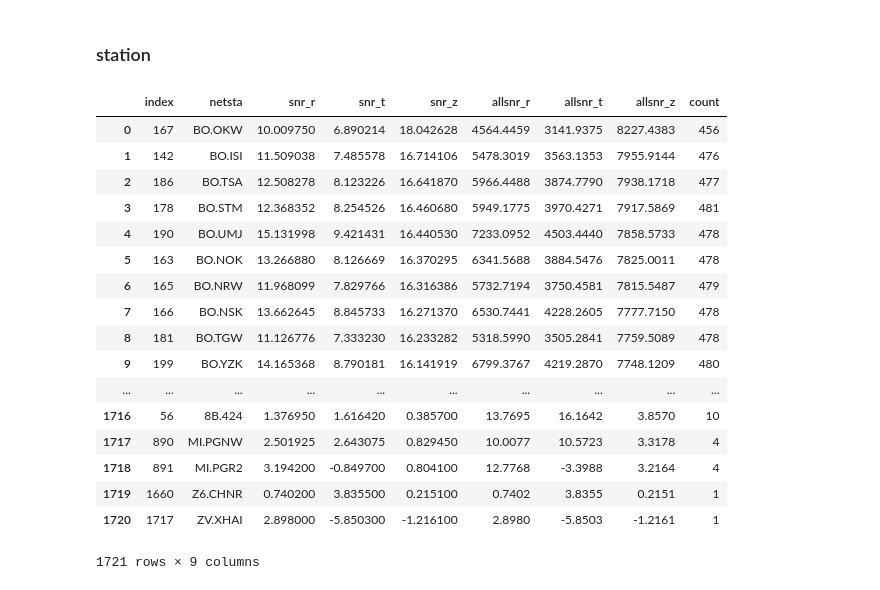
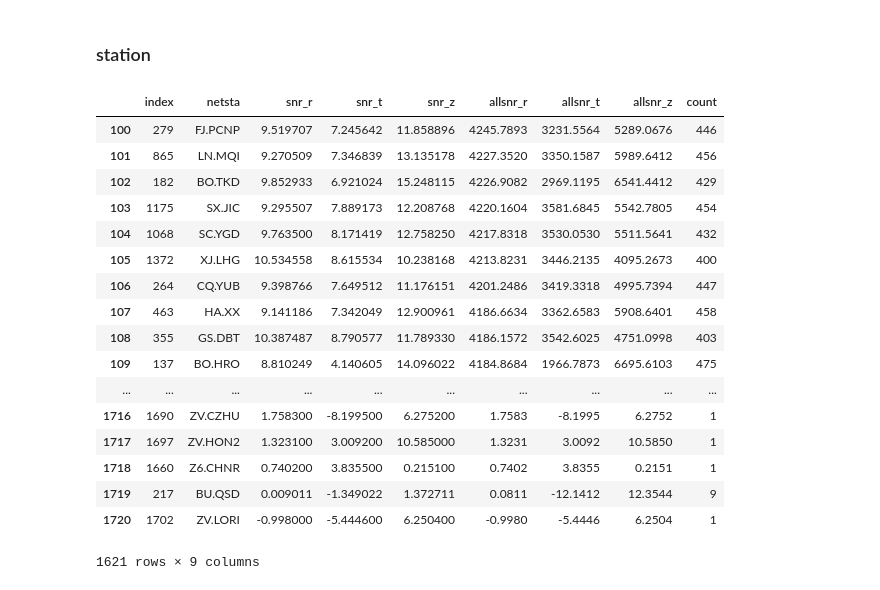
Before and after one commit to ziyixi/fwi-script, a Jupyter notebook: Script/asdf/depth_relocation/snr_related/ana_snr.ipynb, the cells around one changed output. Drawn from its saved outputs; the diff is of its cells as text; code cells hidden in the pictures.

```diff
--- a/Script/asdf/depth_relocation/snr_related/ana_snr.ipynb
+++ b/Script/asdf/depth_relocation/snr_related/ana_snr.ipynb
@@ -43,25 +43,25 @@ event10s[event10s.gcmtid=="200912240023A"]
 # %%
 station10s=pd.read_csv("../preprocessed_10s_to_120s.station.csv")
 # %%
-station10s=station10s.sort_values(by=["allsnr_z"],ascending=False).reset_index()
+station10s=station10s.sort_values(by=["allsnr_r"],ascending=False).reset_index()
 # %%
-station10s
+station10s[100:]
 # %% [output]
 |  | index | netsta | snr_r | snr_t | snr_z | allsnr_r | allsnr_t | allsnr_z | count |
-| 0 | 167 | BO.OKW | 10.009750 | 6.890214 | 18.042628 | 4564.4459 | 3141.9375 | 8227.4383 | 456 |
-| 1 | 142 | BO.ISI | 11.509038 | 7.485578 | 16.714106 | 5478.3019 | 3563.1353 | 7955.9144 | 476 |
-| 2 | 186 | BO.TSA | 12.508278 | 8.123226 | 16.641870 | 5966.4488 | 3874.7790 | 7938.1718 | 477 |
-| 3 | 178 | BO.STM | 12.368352 | 8.254526 | 16.460680 | 5949.1775 | 3970.4271 | 7917.5869 | 481 |
-| 4 | 190 | BO.UMJ | 15.131998 | 9.421431 | 16.440530 | 7233.0952 | 4503.4440 | 7858.5733 | 478 |
-| 5 | 163 | BO.NOK | 13.266880 | 8.126669 | 16.370295 | 6341.5688 | 3884.5476 | 7825.0011 | 478 |
-| 6 | 165 | BO.NRW | 11.968099 | 7.829766 | 16.316386 | 5732.7194 | 3750.4581 | 7815.5487 | 479 |
-| 7 | 166 | BO.NSK | 13.662645 | 8.845733 | 16.271370 | 6530.7441 | 4228.2605 | 7777.7150 | 478 |
-| 8 | 181 | BO.TGW | 11.126776 | 7.333230 | 16.233282 | 5318.5990 | 3505.2841 | 7759.5089 | 478 |
-| 9 | 199 | BO.YZK | 14.165368 | 8.790181 | 16.141919 | 6799.3767 | 4219.2870 | 7748.1209 | 480 |
+| 100 | 279 | FJ.PCNP | 9.519707 | 7.245642 | 11.858896 | 4245.7893 | 3231.5564 | 5289.0676 | 446 |
+| 101 | 865 | LN.MQI | 9.270509 | 7.346839 | 13.135178 | 4227.3520 | 3350.1587 | 5989.6412 | 456 |
+| 102 | 182 | BO.TKD | 9.852933 | 6.921024 | 15.248115 | 4226.9082 | 2969.1195 | 6541.4412 | 429 |
+| 103 | 1175 | SX.JIC | 9.295507 | 7.889173 | 12.208768 | 4220.1604 | 3581.6845 | 5542.7805 | 454 |
+| 104 | 1068 | SC.YGD | 9.763500 | 8.171419 | 12.758250 | 4217.8318 | 3530.0530 | 5511.5641 | 432 |
+| 105 | 1372 | XJ.LHG | 10.534558 | 8.615534 | 10.238168 | 4213.8231 | 3446.2135 | 4095.2673 | 400 |
+| 106 | 264 | CQ.YUB | 9.398766 | 7.649512 | 11.176151 | 4201.2486 | 3419.3318 | 4995.7394 | 447 |
+| 107 | 463 | HA.XX | 9.141186 | 7.342049 | 12.900961 | 4186.6634 | 3362.6583 | 5908.6401 | 458 |
+| 108 | 355 | GS.DBT | 10.387487 | 8.790577 | 11.789330 | 4186.1572 | 3542.6025 | 4751.0998 | 403 |
+| 109 | 137 | BO.HRO | 8.810249 | 4.140605 | 14.096022 | 4184.8684 | 1966.7873 | 6695.6103 | 475 |
 | ... | ... | ... | ... | ... | ... | ... | ... | ... | ... |
-| 1716 | 56 | 8B.424 | 1.376950 | 1.616420 | 0.385700 | 13.7695 | 16.1642 | 3.8570 | 10 |
-| 1717 | 890 | MI.PGNW | 2.501925 | 2.643075 | 0.829450 | 10.0077 | 10.5723 | 3.3178 | 4 |
-| 1718 | 891 | MI.PGR2 | 3.194200 | -0.849700 | 0.804100 | 12.7768 | -3.3988 | 3.2164 | 4 |
-| 1719 | 1660 | Z6.CHNR | 0.740200 | 3.835500 | 0.215100 | 0.7402 | 3.8355 | 0.2151 | 1 |
-| 1720 | 1717 | ZV.XHAI | 2.898000 | -5.850300 | -1.216100 | 2.8980 | -5.8503 | -1.2161 | 1 |
+| 1716 | 1690 | ZV.CZHU | 1.758300 | -8.199500 | 6.275200 | 1.7583 | -8.1995 | 6.2752 | 1 |
+| 1717 | 1697 | ZV.HON2 | 1.323100 | 3.009200 | 10.585000 | 1.3231 | 3.0092 | 10.5850 | 1 |
+| 1718 | 1660 | Z6.CHNR | 0.740200 | 3.835500 | 0.215100 | 0.7402 | 3.8355 | 0.2151 | 1 |
+| 1719 | 217 | BU.QSD | 0.009011 | -1.349022 | 1.372711 | 0.0811 | -12.1412 | 12.3544 | 9 |
+| 1720 | 1702 | ZV.LORI | -0.998000 | -5.444600 | 6.250400 | -0.9980 | -5.4446 | 6.2504 | 1 |
-1721 rows × 9 columns
+1621 rows × 9 columns
```
Also changed, not shown: 3 other files.
